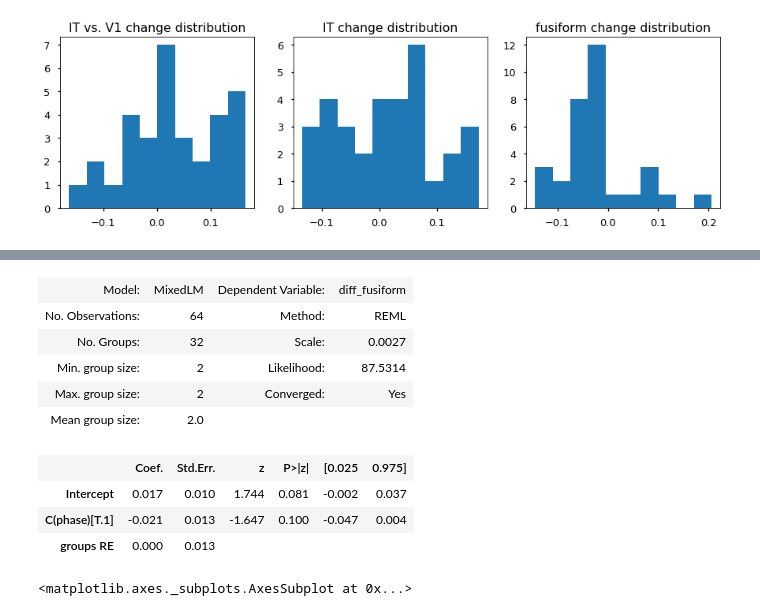
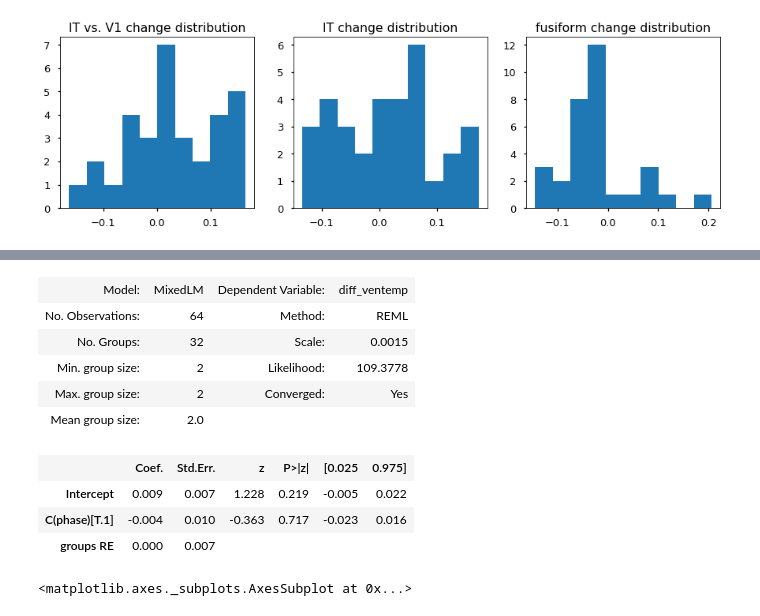
Before and after one commit to judithfan/sketchfeat, a Jupyter notebook: sketches/relate_neural_changes_to_sketch_changes.ipynb, the cells around one changed output, grey strips where cells are left out. Saved outputs shown, nothing was run; the diff lists cells and outputs as text; code cells hidden in the pictures.

```diff
--- a/sketches/relate_neural_changes_to_sketch_changes.ipynb
+++ b/sketches/relate_neural_changes_to_sketch_changes.ipynb
@@ -148,8 +150,10 @@ X = X.assign(diffscore_LOC=pd.Series(diffscore_LOC).values)
 X = X.assign(diffscore_IT=pd.Series(diffscore_IT).values)
 X = X.assign(diffscore_IT_V1=pd.Series(diffscore_IT_V1).values)
 X = X.assign(diffscore_occitemp=pd.Series(diffscore_occitemp).values)
-if type(X['trained_post_parahippo']) == pd.core.series.Series:
+if 'trained_post_parahippo' in X.columns:
     X = X.assign(diffscore_parahippo=pd.Series(diffscore_parahippo).values)
+if 'trained_post_ventemp' in X.columns:
+    X = X.assign(diffscore_ventemp=pd.Series(diffscore_ventemp).values)
 # %%
 ### overall recognizability (classifier accuracy) difference between first 20 drawings and final 20 drawings
 sns.set_context('poster')
@@ -296,27 +334,33 @@ trained_fusiform = np.hstack((X['trained_pre_fusiform'].values, X['trained_post_
 trained_LOC = np.hstack((X['trained_pre_LOC'].values, X['trained_post_LOC'].values))
 trained_IT = np.hstack((X['trained_pre_IT'].values, X['trained_post_IT'].values))
 trained_occitemp = np.hstack((X['trained_pre_occitemp'].values, X['trained_post_occitemp'].values))
+trained_ventemp = np.hstack((X['trained_pre_ventemp'].values, X['trained_post_ventemp'].values))
+
 
 control_V1 = np.hstack((X['control_pre_V1'].values, X['control_post_V1'].values))
 control_fusiform = np.hstack((X['control_pre_fusiform'].values, X['control_post_fusiform'].values))
 control_LOC = np.hstack((X['control_pre_LOC'].values, X['control_post_LOC'].values))
 control_IT = np.hstack((X['control_pre_IT'].values, X['control_post_IT'].values))
 control_occitemp = np.hstack((X['control_pre_occitemp'].values, X['control_post_occitemp'].values))
+control_ventemp = np.hstack((X['control_pre_ventemp'].values, X['control_post_ventemp'].values))
+
 
 diff_V1 = trained_V1-control_V1
 diff_fusiform = trained_fusiform-control_fusiform
 diff_LOC = trained_LOC-control_LOC
 diff_IT = trained_IT-control_IT
 diff_occitemp = trained_occitemp-control_occitemp
+diff_ventemp = trained_ventemp-control_ventemp
 diff_IT_V1 = diff_IT - diff_V1
 # %%
 Y = pd.DataFrame([subjs2,phase,trained_V1,trained_fusiform,trained_LOC,trained_IT,
                 control_V1,control_fusiform,control_LOC,control_IT,
-                diff_V1,diff_fusiform,diff_LOC,diff_IT,diff_IT_V1,diff_occitemp])
+                diff_V1,diff_fusiform,diff_LOC,diff_IT,diff_IT_V1,diff_occitemp,
+                 diff_ventemp])
 Y = Y.transpose()
 Y.columns = ['subj','phase','trained_V1','trained_fusiform','trained_LOC','trained_IT',
             'control_V1','control_fusiform','control_LOC','control_IT',
-            'diff_V1','diff_fusiform','diff_LOC','diff_IT','diff_IT_V1','diff_occitemp']
+            'diff_V1','diff_fusiform','diff_LOC','diff_IT','diff_IT_V1','diff_occitemp','diff_ventemp']
 # %%
 Y['phase'] = Y['phase'].astype(int)
 Y['phase_ord'] = pd.Categorical(Y.phase).codes
@@ -326,22 +370,23 @@ Y['diff_fusiform'] = Y['diff_fusiform'].astype(float)
 Y['diff_occitemp'] = Y['diff_occitemp'].astype(float)
 Y['diff_LOC'] = Y['diff_LOC'].astype(float)
 Y['diff_IT_V1'] = Y['diff_IT_V1'].astype(float)
+Y['diff_ventemp'] = Y['diff_ventemp'].astype(float)
 # %%
 import statsmodels.formula.api as smf
-md = smf.mixedlm("diff_fusiform ~ C(phase)", Y, groups=Y['subj'])
+md = smf.mixedlm("diff_ventemp ~ C(phase)", Y, groups=Y['subj'])
 mdf = md.fit()
 mdf.summary()
 # %% [output]
-| Model: | MixedLM | Dependent Variable: | diff_fusiform |
+| Model: | MixedLM | Dependent Variable: | diff_ventemp |
 | No. Observations: | 64 | Method: | REML |
-| No. Groups: | 32 | Scale: | 0.0027 |
-| Min. group size: | 2 | Likelihood: | 87.5314 |
+| No. Groups: | 32 | Scale: | 0.0015 |
+| Min. group size: | 2 | Likelihood: | 109.3778 |
 | Max. group size: | 2 | Converged: | Yes |
 | Mean group size: | 2.0 |  |  |
 |  | Coef. | Std.Err. | z | P>|z| | [0.025 | 0.975] |
-| Intercept | 0.017 | 0.010 | 1.744 | 0.081 | -0.002 | 0.037 |
-| C(phase)[T.1] | -0.021 | 0.013 | -1.647 | 0.100 | -0.047 | 0.004 |
-| groups RE | 0.000 | 0.013 |  |  |  |  |
+| Intercept | 0.009 | 0.007 | 1.228 | 0.219 | -0.005 | 0.022 |
+| C(phase)[T.1] | -0.004 | 0.010 | -0.363 | 0.717 | -0.023 | 0.016 |
+| groups RE | 0.000 | 0.007 |  |  |  |  |
 # %%
 _y = (Y[Y['phase']==1].diff_IT.values - Y[Y['phase']==0].diff_IT.values) - \
     (Y[Y['phase']==1].diff_V1.values - Y[Y['phase']==0].diff_V1.values)
```
Also changed, not shown: parts of 8 cells of this notebook, 1 other file.
